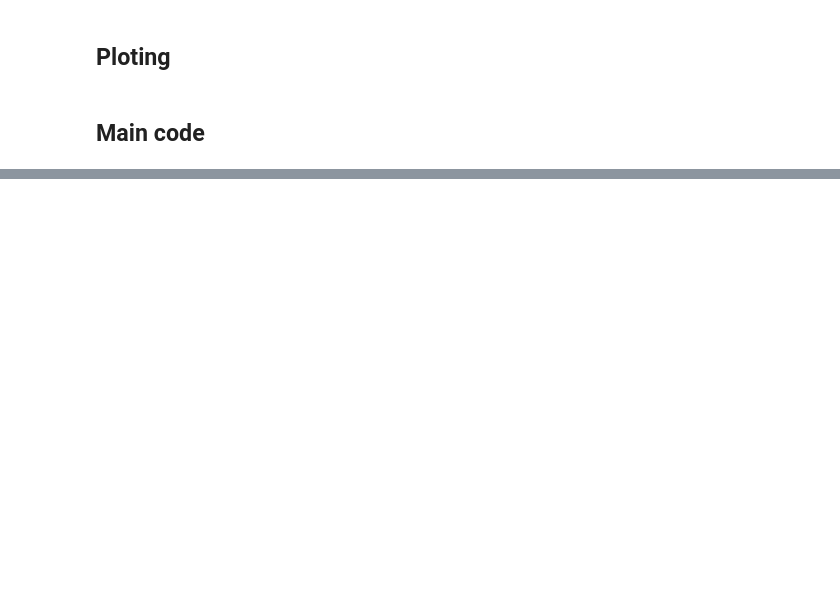
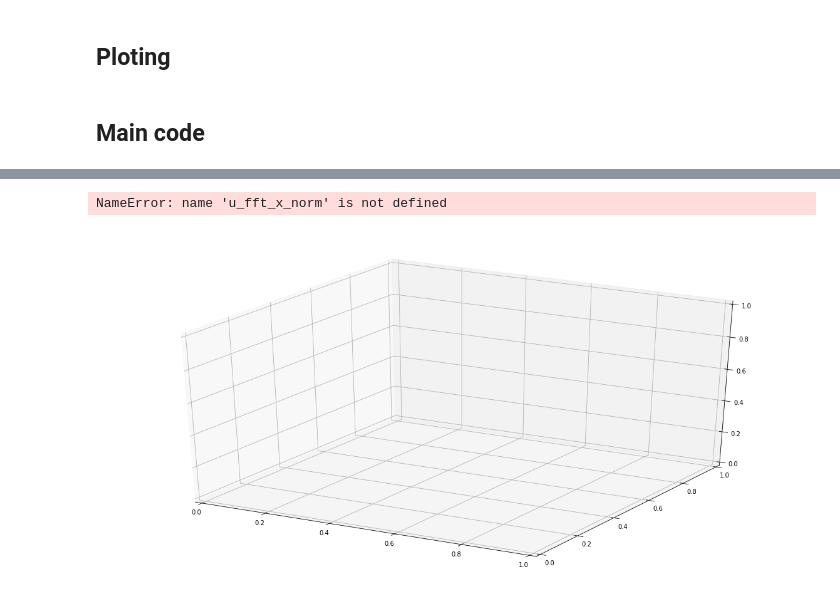
Before and after one commit to Ren22/MS_turingspat, a Jupyter notebook: 2d_tur_notebook_1.01_einFunk.ipynb, the cells around one changed output, grey strips where cells are left out. Cells and saved outputs as stored; diff of their text form; code cells hidden in the pictures; blank space fills up the shorter version.

```diff
--- a/2d_tur_notebook_1.01_einFunk.ipynb
+++ b/2d_tur_notebook_1.01_einFunk.ipynb
@@ -152,0 +147,17 @@ print(wl_array)
+# %%
+import time
+start_time = time.time()
+
+wl_row = []
+wl_table = []
+a_u = 0.2 # activator kinetic constant
+D_u = 1
+
+for i in xrange(95,105,5):
+    u,z,v = wave_search(u ,z ,v , i, 2 * i, 10, 50, a_u, D_u)
+    wl = ffr(u ,z , v)
+    wl_row.extend((a_u, D_u, i , wl))
+    wl_table.append((wl_row))
+print(wl_table)
+
+print "It took", time.time() - start_time, "to run"
@@ -159,3 +181,28 @@ plot_it()
+# %%
+from mpl_toolkits.mplot3d import axes3d
+
+fig = plt.figure(figsize=(20,10)) # Make a new figure window
+ax = fig.add_subplot(111, projection='3d')
+
+# Grab data.
+xx = u_fft_x_norm
+yy = [i*T for i in xrange(1, T_d)]
+zz = u_timespace
+
+XX, YY = np.meshgrid(xx, yy)
+ZZ = zz
+
+# Plot a basic wireframe.
+ax.plot_surface(XX, YY, ZZ, rstride=20, cstride=20)
+ax.set_xlabel('Space')
+ax.set_ylabel('Time')
+ax.set_zlabel('Value')
+ax.set_title('Activator profile')
+
+plt.show()
+# %% [output]
+NameError: name 'u_fft_x_norm' is not defined
+[figure, added]
 # %%
 # #FFT results show
 
```
Also changed, not shown: parts of 8 cells of this notebook.
